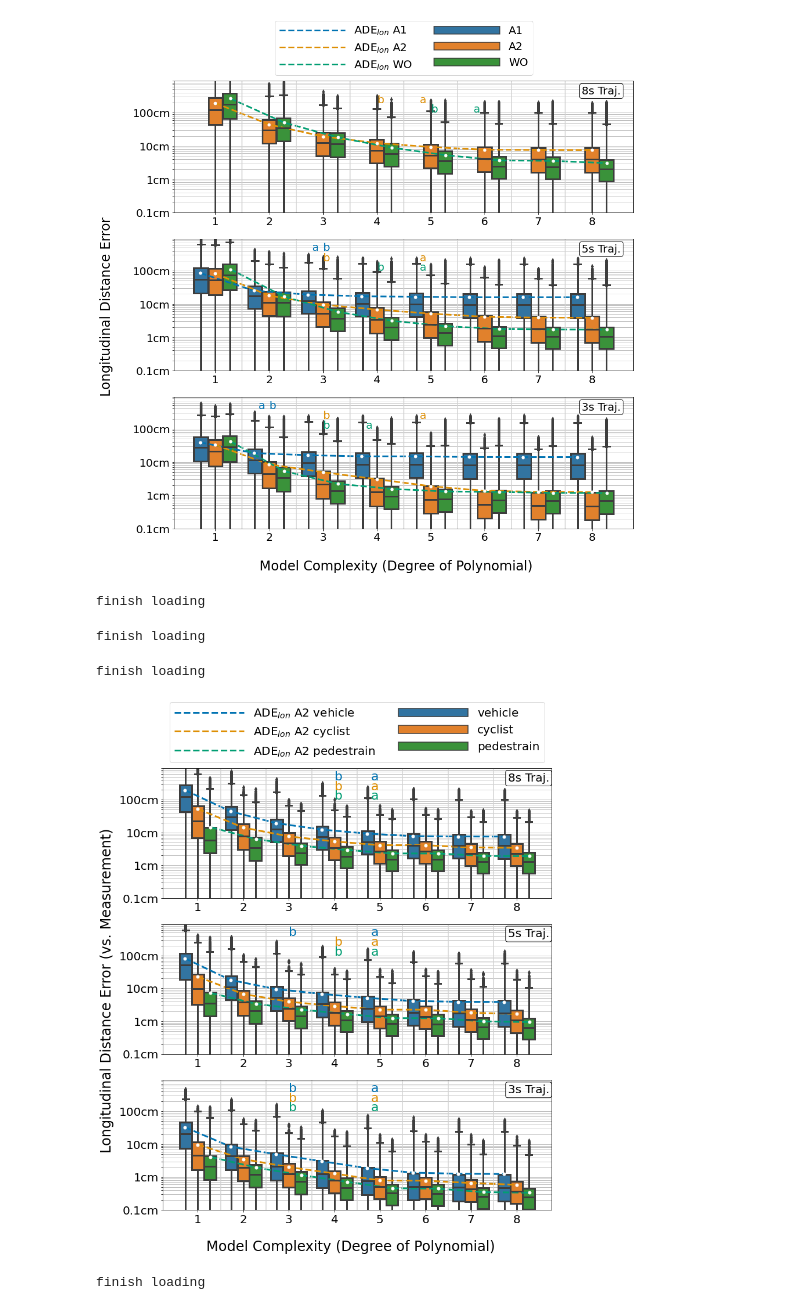
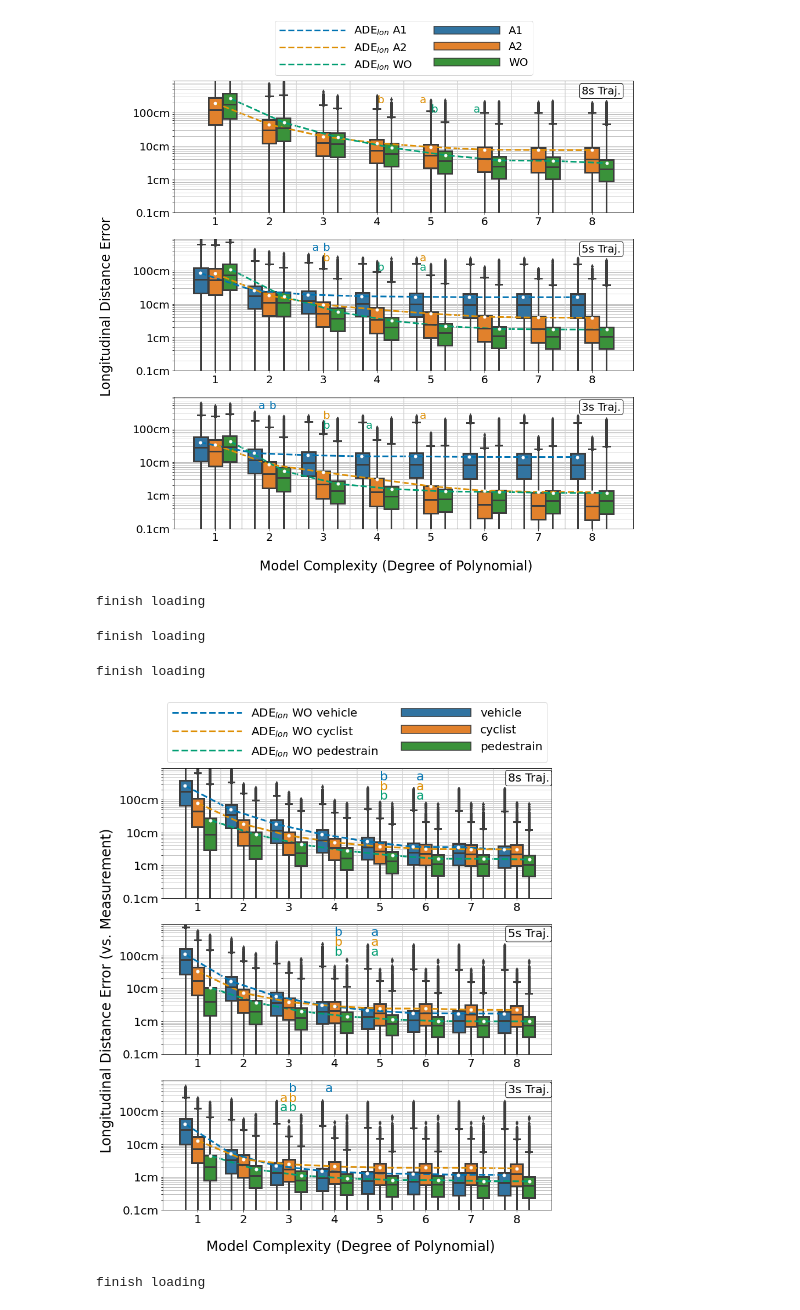
Before and after one commit to YueYao-bot/Waymo_Motion_Analyse, a Jupyter notebook: results_summary.ipynb, the cells around one changed output. Drawn from its saved outputs; the diff is of its cells as text; code cells hidden in the pictures.

```diff
--- a/results_summary.ipynb
+++ b/results_summary.ipynb
@@ -159,7 +159,7 @@ fig1.savefig('imgs/MAE_summary_lon_mean_358_new.pdf', dpi=300, format='pdf', bbo
 fig1.savefig('imgs/MAE_summary_lon_mean_358_new.jpg', dpi=300, format='jpg', bbox_inches='tight')
 fig1.savefig('imgs/MAE_summary_lon_mean_358_new.svg', dpi=300, format='svg', bbox_inches='tight')
 # %%
-dataset = 'argo2'
+dataset = 'waymo'
 data_name_1 = 'vehicle'
 data_name_2 = 'cyclist'
 data_name_3 = 'pedestrain'
@@ -186,16 +186,16 @@ fig1.supylabel('Longitudinal Distance Error (vs. Measurement)', x = 0)
 for idx, num_points in enumerate(tqdm(nums_points_in_one_traj)):
     ax = axs[idx]
 
-    with open('results/agt_pos_error_polar_' + dataset+ '/' + data_name_1 + '/' + str(num_points) + '/' + metric_type + '.json', "r") as read_file:
+    with open('results/agt_pos_error_polar_' + dataset+ '/' + data_name_1 + '/' + str(num_points+1) + '/' + metric_type + '.json', "r") as read_file:
         data_1 = np.array(json.load(read_file)) # keep it as list for visualization
         data_1 = (data_1[:, ::7]+ 1e-10).reshape(8, -1)
 
 
-    with open('results/agt_pos_error_polar_' + dataset + '/' + data_name_2 + '/' + str(num_points) + '/' + metric_type + '.json', "r") as read_file:
+    with open('results/agt_pos_error_polar_' + dataset + '/' + data_name_2 + '/' + str(num_points+1) + '/' + metric_type + '.json', "r") as read_file:
         data_2 = np.array(json.load(read_file)) # keep it as list for visualization
         data_2 = (data_2[:, ::7]+ 1e-10).reshape(8, -1)
 
-    with open('results/agt_pos_error_polar_' + dataset + '/' + data_name_3 + '/' + str(num_points) + '/' + metric_type + '.json', "r") as read_file:
+    with open('results/agt_pos_error_polar_' + dataset + '/' + data_name_3 + '/' + str(num_points+1) + '/' + metric_type + '.json', "r") as read_file:
         data_3 = np.array(json.load(read_file)) # keep it as list for visualization
         data_3 = (data_3[:, ::7]+ 1e-10).reshape(8, -1)
 
@@ -221,17 +221,17 @@ for idx, num_points in enumerate(tqdm(nums_points_in_one_traj)):
     test_data = pd.DataFrame(data=d)
 
 
-    with open('results/agt_pos_error_polar_' + dataset+ '/'+ data_name_1 + '/' + str(num_points) + '/' + 'result_summary.json', "r")as read_file:
+    with open('results/agt_pos_error_polar_' + dataset+ '/'+ data_name_1 + '/' + str(num_points+1) + '/' + 'result_summary.json', "r")as read_file:
         result_argo1 = json.load(read_file)
     best_agro1_AIC_idx = result_argo1['best_aic_deg_idx']
     best_agro1_BIC_idx = result_argo1['best_bic_deg_idx']
 
-    with open('results/agt_pos_error_polar_' + dataset+ '/'+ data_name_2 + '/' + str(num_points) + '/' + 'result_summary.json', "r")as read_file:
+    with open('results/agt_pos_error_polar_' + dataset+ '/'+ data_name_2 + '/' + str(num_points+1) + '/' + 'result_summary.json', "r")as read_file:
          result_argo2 = json.load(read_file)
     best_agro2_AIC_idx = result_argo2['best_aic_deg_idx']
     best_agro2_BIC_idx = result_argo2['best_bic_deg_idx']
 
-    with open('results/agt_pos_error_polar_' + dataset+ '/'+ data_name_3 + '/' + str(num_points) + '/' + 'result_summary.json', "r")as read_file:
+    with open('results/agt_pos_error_polar_' + dataset+ '/'+ data_name_3 + '/' + str(num_points+1) + '/' + 'result_summary.json', "r")as read_file:
          result_waymo = json.load(read_file)
     best_waymo_AIC_idx = result_waymo['best_aic_deg_idx']
     best_waymo_BIC_idx = result_waymo['best_bic_deg_idx']
@@ -240,9 +240,9 @@ for idx, num_points in enumerate(tqdm(nums_points_in_one_traj)):
 
 
     ax = sns.boxplot(x = test_data.deg, y = test_data.error,  hue=test_data.type, data = test_data, ax=ax, linewidth = 3, whis=[0, 99.9])
-    ax.plot(np.array(range(8)) - 0.28, np.log10(np.mean(data_1,axis = 1)), '--' , color=current_palette[0], linewidth = 3, label = 'ADE$_{lon}$ A2 ' + data_name_1)
-    ax.plot(np.array(range(8)), np.log10(np.mean(data_2,axis = 1)), '--' , color=current_palette[1], linewidth = 3, label = 'ADE$_{lon}$ A2 ' + data_name_2)
-    ax.plot(np.array(range(8)) + 0.28, np.log10(np.mean(data_3,axis = 1)), '--' , color=current_palette[2], linewidth = 3, label = 'ADE$_{lon}$ A2 ' + data_name_3)
+    ax.plot(np.array(range(8)) - 0.28, np.log10(np.mean(data_1,axis = 1)), '--' , color=current_palette[0], linewidth = 3, label = 'ADE$_{lon}$ WO ' + data_name_1)
+    ax.plot(np.array(range(8)), np.log10(np.mean(data_2,axis = 1)), '--' , color=current_palette[1], linewidth = 3, label = 'ADE$_{lon}$ WO ' + data_name_2)
+    ax.plot(np.array(range(8)) + 0.28, np.log10(np.mean(data_3,axis = 1)), '--' , color=current_palette[2], linewidth = 3, label = 'ADE$_{lon}$ WO ' + data_name_3)
 
     ax.plot(np.array(range(8)) - 0.28, np.log10(np.mean(data_1,axis = 1)), 'wo', markersize = 5)
     ax.plot(np.array(range(8)), np.log10(np.mean(data_2,axis = 1)), 'wo', markersize = 5)
@@ -256,34 +256,34 @@ for idx, num_points in enumerate(tqdm(nums_points_in_one_traj)):
     for x in np.linspace(0.5, 6.5, 7):
         ax.axvline(x=x, color = 'lightgrey')
 
     ax.annotate(str(int(num_points/10)) + 's Traj.',
             xy = (0.888, 0.9),
             xycoords='axes fraction',
             bbox=dict(facecolor=(1, 1, 1, 0.8), edgecolor='black', boxstyle='round,pad=0.2'))
 
     ax.annotate('a', fontsize= 22, color=current_palette[0],xy = (best_agro1_AIC_idx-0.2, 0.6))
     ax.annotate('b', fontsize= 22, color=current_palette[0], xy = (best_agro1_BIC_idx, 0.6))
 
     ax.annotate('a', fontsize= 22, color=current_palette[1], xy = (best_agro2_AIC_idx-0.2, 0.3))
     ax.annotate('b', fontsize= 22, color=current_palette[1], xy = (best_agro2_BIC_idx, 0.3))
 
     ax.annotate('a', fontsize= 22, color=current_palette[2], xy = (best_waymo_AIC_idx-0.2, 0.01))
     ax.annotate('b', fontsize= 22, color=current_palette[2], xy = (best_waymo_BIC_idx, 0.01))
 
     ax.set_xticklabels(x_ticklabels)
     ax.set_xlabel('')
     ax.set_ylim([np.log10(1e-3), np.log10(1e0)])
     ax.set_ylabel('')
     ax.set_yticks(np.log10(tick_range))
     ax.set_yticklabels(y_ticklabels)
     ax.grid(True, axis = 'y', zorder=-100)
     ax.set_axisbelow(True)
     ax.plot()
 # %% [output]
 finish loading
 finish loading
 finish loading
-[figure, old version]
+[figure, new version]
 # %%
 fig1.savefig('imgs/MAE_summary_lon_mean_358_'+ dataset+'.pdf', dpi=300, format='pdf', bbox_inches='tight')
 fig1.savefig('imgs/MAE_summary_lon_mean_358_'+ dataset+'.jpg', dpi=300, format='jpg', bbox_inches='tight')
```
Also changed, not shown: 4 other files.
